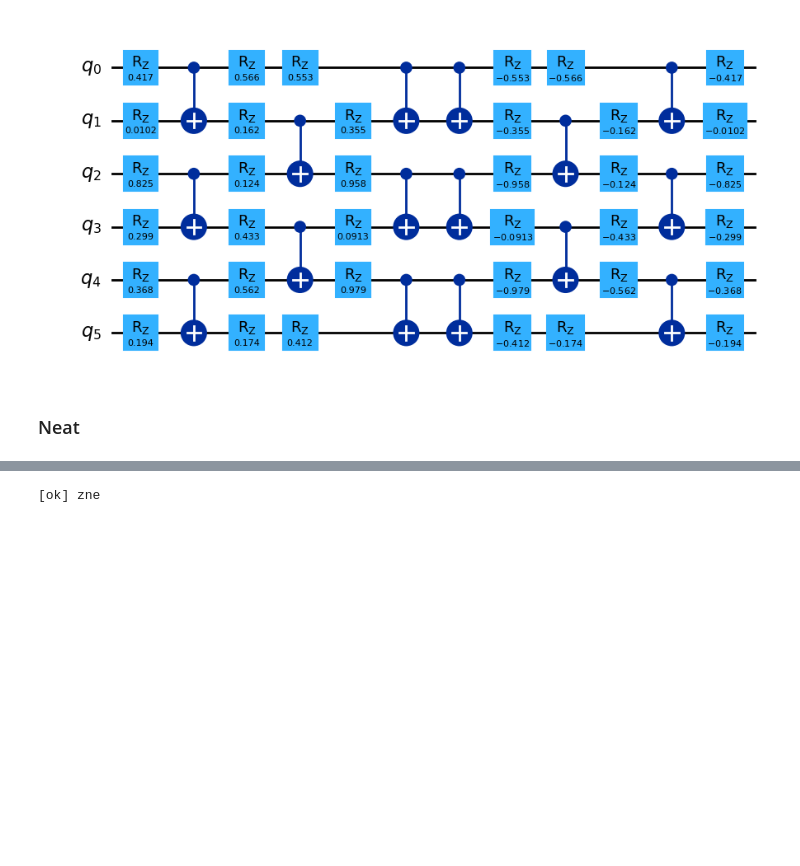
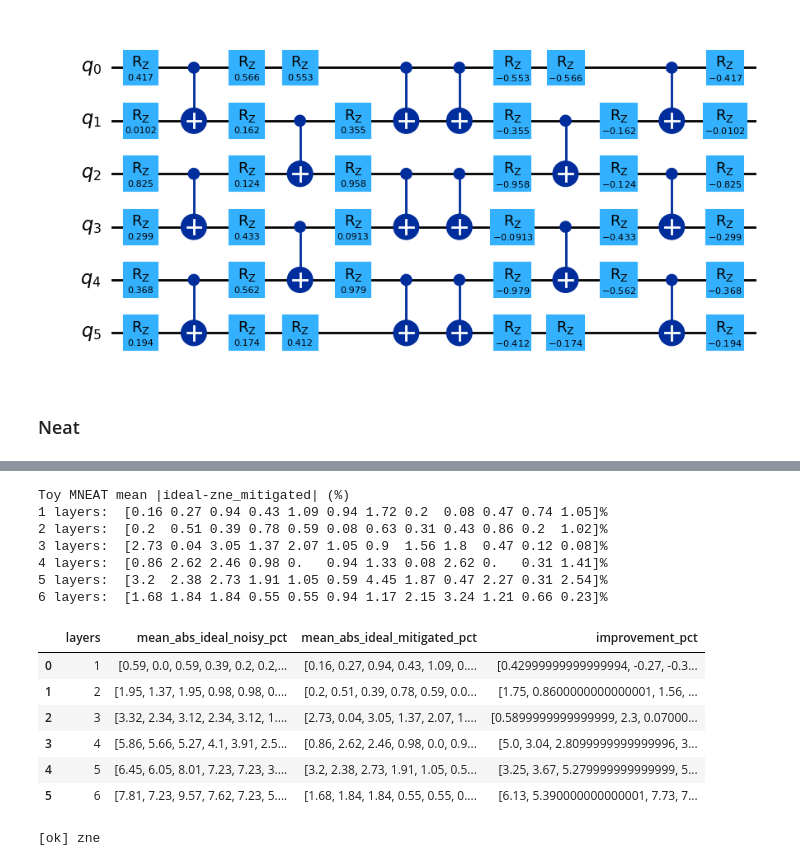
Before and after one commit to GibboSan/easy-q, a Jupyter notebook: quantum_optimization/playground.ipynb, the cells around one changed output, grey strips where cells are left out. Drawn from its saved outputs; the diff is of its cells as text; code cells hidden in the pictures; blank space fills up the shorter version.

```diff
--- a/quantum_optimization/playground.ipynb
+++ b/quantum_optimization/playground.ipynb
@@ -217,8 +217,8 @@ toy_qc.draw('mpl')
 # %% [output]
 [figure]
 # %%
-toy_n_qubits = 6
-toy_layers = 10
+toy_n_qubits = 12
+toy_layers = 6
 toy_pm = generate_preset_pass_manager(optimization_level=0, backend=backend)
 toy_obs = ['I' * i + 'Z' + 'I' * (toy_n_qubits - i - 1) for i in range(toy_n_qubits)]
 
@@ -331,0 +274,3 @@ Toy MNEAT mean |ideal-zne_mitigated| (%)
+# %%
+toy_mneat_ideal = mneat.ideal_sim(toy_clifford_pubs, cliffordize=False, seed_simulator=seed)
+toy_mneat_noisy = mneat.noisy_sim(toy_clifford_pubs, cliffordize=False, seed_simulator=seed)
@@ -332,3 +306,45 @@ Toy MNEAT mean |ideal-zne_mitigated| (%)
+# %%
+linear_factory = zne.inference.LinearFactory(
+    scale_factors=[1.0, 1.5, 2.0, 2.5, 3.0]
+)
+toy_mneat_zne = mneat.zne_mit_noisy_sim(toy_clifford_pubs, cliffordize=False, seed_simulator=seed, factory=linear_factory)
+
+print('Toy MNEAT mean |ideal-zne_mitigated| (%)')
+for idx, (ideal_res, mitigated_res) in enumerate(zip(toy_mneat_ideal, toy_mneat_zne), start=1):
+    vals = rdiff(ideal_res, mitigated_res)
+    print(f'{idx} layers:  {vals}%')
+
+toy_mneat_compare_df = pd.DataFrame(
+    [
+        {
+            'layers': idx,
+            'mean_abs_ideal_noisy_pct': rdiff(ideal_res, noisy_res),
+            'mean_abs_ideal_mitigated_pct': rdiff(ideal_res, mitigated_res),
+        }
+        for idx, (ideal_res, noisy_res, mitigated_res) in enumerate(
+            zip(toy_mneat_ideal, toy_mneat_noisy, toy_mneat_zne), start=1
+        )
+    ]
+)
+toy_mneat_compare_df['improvement_pct'] = (
+    toy_mneat_compare_df['mean_abs_ideal_noisy_pct'] - toy_mneat_compare_df['mean_abs_ideal_mitigated_pct']
+)
+display(toy_mneat_compare_df)
+# %% [output]
+Toy MNEAT mean |ideal-zne_mitigated| (%)
+1 layers:  [0.16 0.27 0.94 0.43 1.09 0.94 1.72 0.2  0.08 0.47 0.74 1.05]%
+2 layers:  [0.2  0.51 0.39 0.78 0.59 0.08 0.63 0.31 0.43 0.86 0.2  1.02]%
+3 layers:  [2.73 0.04 3.05 1.37 2.07 1.05 0.9  1.56 1.8  0.47 0.12 0.08]%
+4 layers:  [0.86 2.62 2.46 0.98 0.   0.94 1.33 0.08 2.62 0.   0.31 1.41]%
+5 layers:  [3.2  2.38 2.73 1.91 1.05 0.59 4.45 1.87 0.47 2.27 0.31 2.54]%
+6 layers:  [1.68 1.84 1.84 0.55 0.55 0.94 1.17 2.15 3.24 1.21 0.66 0.23]%
+|  | layers | mean_abs_ideal_noisy_pct | mean_abs_ideal_mitigated_pct | improvement_pct |
+| 0 | 1 | [0.59, 0.0, 0.59, 0.39, 0.2, 0.2,... | [0.16, 0.27, 0.94, 0.43, 1.09, 0.... | [0.42999999999999994, -0.27, -0.3... |
+| 1 | 2 | [1.95, 1.37, 1.95, 0.98, 0.98, 0.... | [0.2, 0.51, 0.39, 0.78, 0.59, 0.0... | [1.75, 0.8600000000000001, 1.56, ... |
+| 2 | 3 | [3.32, 2.34, 3.12, 2.34, 3.12, 1.... | [2.73, 0.04, 3.05, 1.37, 2.07, 1.... | [0.5899999999999999, 2.3, 0.07000... |
+| 3 | 4 | [5.86, 5.66, 5.27, 4.1, 3.91, 2.5... | [0.86, 2.62, 2.46, 0.98, 0.0, 0.9... | [5.0, 3.04, 2.8099999999999996, 3... |
+| 4 | 5 | [6.45, 6.05, 8.01, 7.23, 7.23, 3.... | [3.2, 2.38, 2.73, 1.91, 1.05, 0.5... | [3.25, 3.67, 5.279999999999999, 5... |
+| 5 | 6 | [7.81, 7.23, 9.57, 7.62, 7.23, 5.... | [1.68, 1.84, 1.84, 0.55, 0.55, 0.... | [6.13, 5.390000000000001, 7.73, 7... |
 # %%
 import importlib
 import quantum_optimization.pipeline.mneat as mneat_module
```
Also changed, not shown: parts of 5 cells of this notebook, 1 other file.
